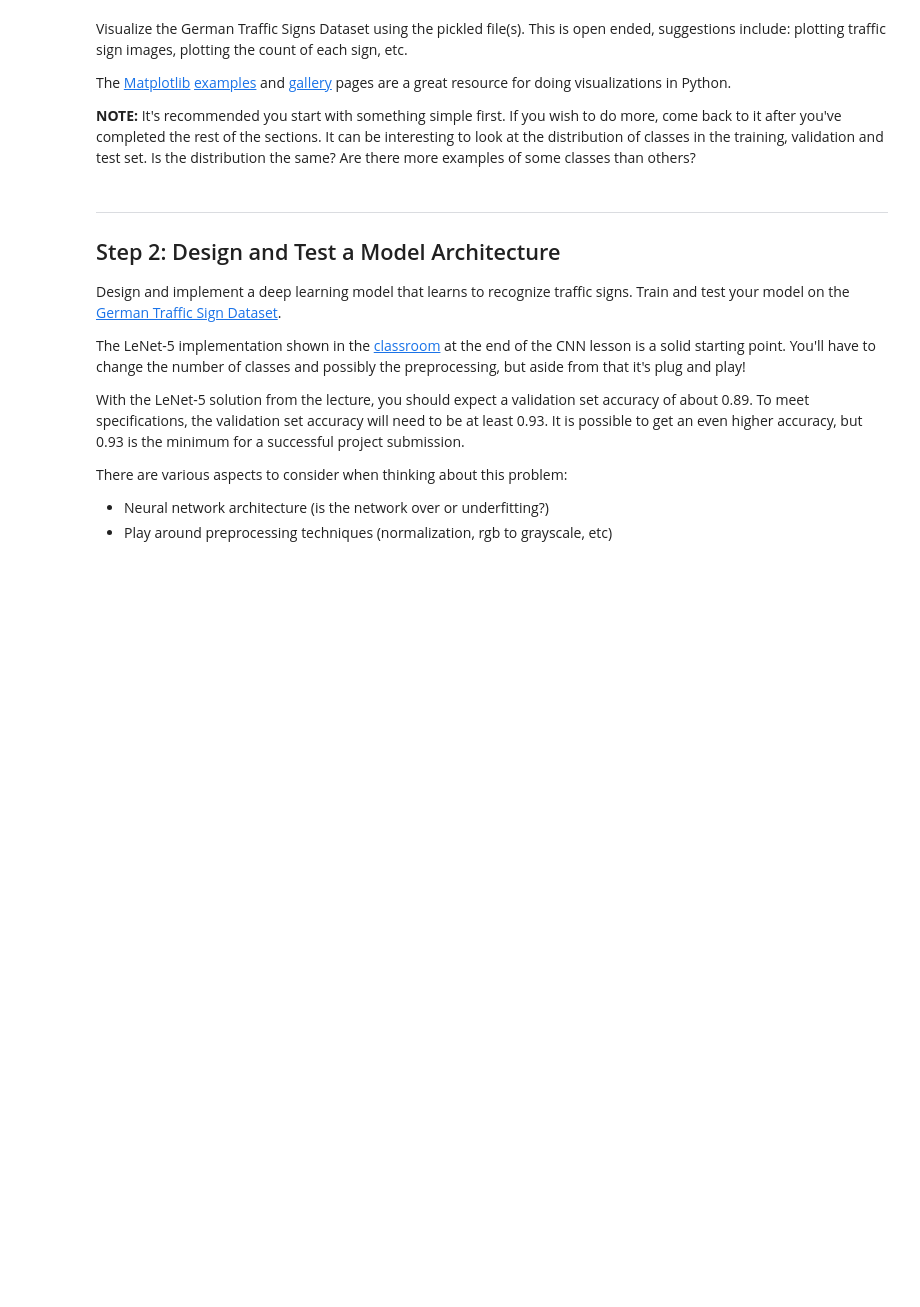
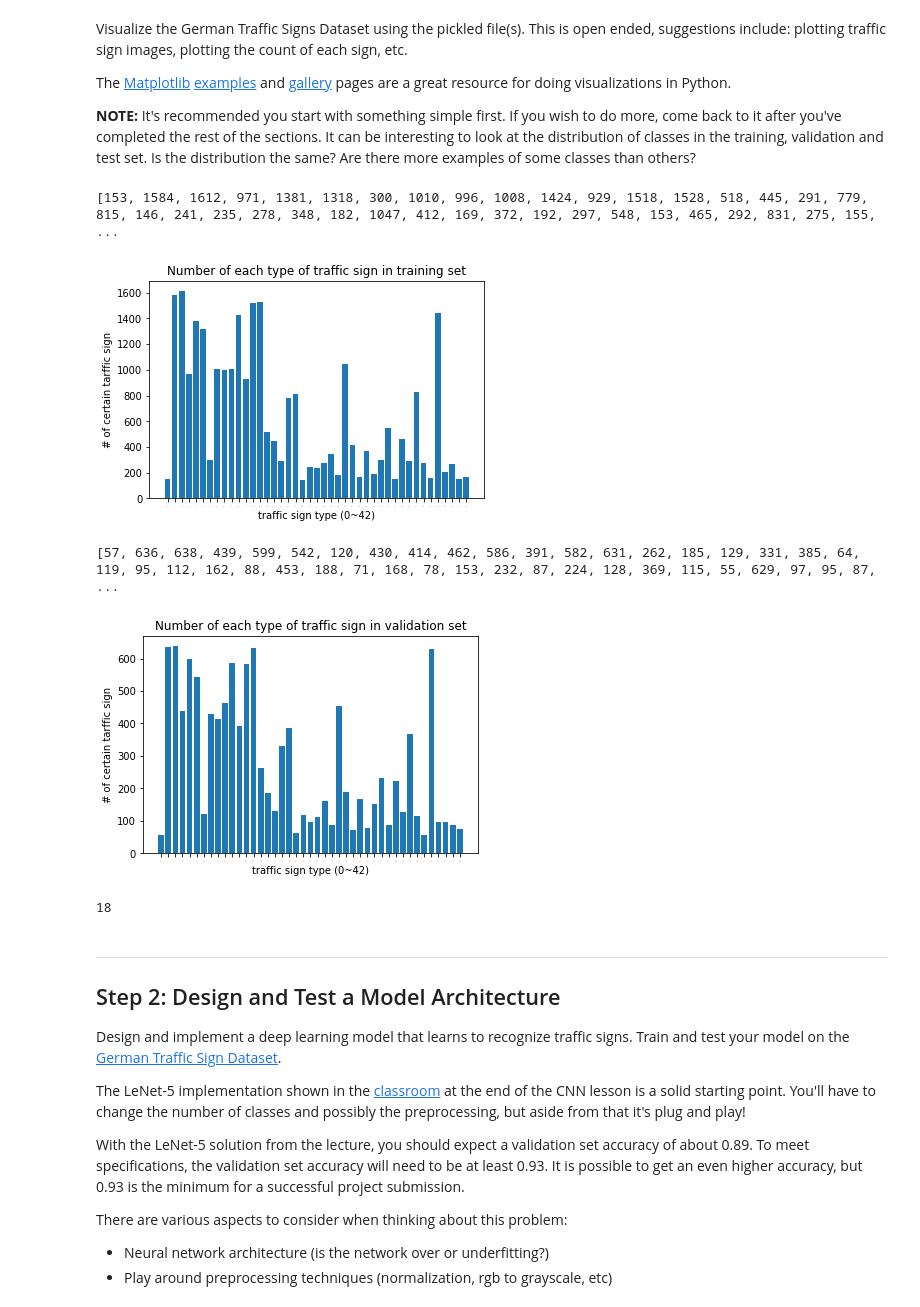
Before and after one commit to BoYuHuang1117/Practical-Autonomous, a Jupyter notebook: traffic sign/Traffic_Sign_Classifier.ipynb, the cells around one changed output. Drawn from its saved outputs; the diff is of its cells as text; code cells hidden in the pictures; blank space fills up the shorter version.

```diff
--- a/traffic sign/Traffic_Sign_Classifier.ipynb
+++ b/traffic sign/Traffic_Sign_Classifier.ipynb
@@ -28,10 +28,6 @@ from skimage import io
 from skimage import color, exposure, transform
 import pandas as pd
 import numpy as np
-
-
-def get_label(file_dir,label):
-    return file_dir[1][label][-2::]
 
 def Image_transform(img,ROI):
     # Histogram normalization in v channel
@@ -79,7 +75,7 @@ for img_path in train_img_paths:
             ROI.extend((temp.split(";")[3],temp.split(";")[4],temp.split(";")[5],temp.split(";")[6]))
             print(ROI)
             break;
-    img = Image_transform(io.imread(img_path))
+    img = Image_transform(io.imread(img_path),ROI)
     train_imgs.append(img)
     train_labels.append(label)
 
@@ -101,7 +97,7 @@ for img_path in validation_img_paths:
             ROI.extend((temp.split(";")[3],temp.split(";")[4],temp.split(";")[5],temp.split(";")[6]))
             print(ROI)
             break;
-    img = Image_transform(io.imread(img_path))
+    img = Image_transform(io.imread(img_path),ROI)
     validation_imgs.append(img)
     validation_labels.append(label)
 
@@ -119,7 +115,7 @@ for img_path in test_img_paths:
     temp = str(data.at[ppm_count,"Filename;Width;Height;Roi.X1;Roi.Y1;Roi.X2;Roi.Y2"])
     ROI.extend((temp.split(";")[3],temp.split(";")[4],temp.split(";")[5],temp.split(";")[6]))
     print(ROI)
-    img = Image_transform(io.imread(img_path))
+    img = Image_transform(io.imread(img_path),ROI)
     test_imgs.append(img)
     ppm_count += 1
 
@@ -141,4 +137,5 @@ with open(testing_file, mode='rb') as f:
 X_train, y_train = train['features'], train['labels']
 X_valid, y_valid = valid['features'], valid['labels']
 X_test, y_test = test['features'], test['labels']"""
+# This cell takes ten minutes to load the data
 # %% [output]
@@ -247,3 +250,47 @@ import matplotlib.pyplot as plt
+# %%
+### Data exploration visualization code goes here.
+### Feel free to use as many code cells as needed.
+import matplotlib.pyplot as plt
+# Visualizations will be shown in the notebook.
+# Testing set visualization 43 type of traffic sign numbers using bar
+train_labels_count = []
+for i in range(n_classes):
+    train_labels_count.append(train_labels.count(i))
+print(train_labels_count)
+
+y_pos = np.arange(n_classes)
+plt.bar(y_pos, train_labels_count)
+plt.xlabel('traffic sign type (0~42)', fontsize=10)
+plt.ylabel('# of certain tarffic sign', fontsize=10)
+plt.xticks(y_pos, fontsize=1, rotation=30)
+plt.title('Number of each type of traffic sign in training set')
+plt.show()
+
+# Validation set visualization 43 type of traffic sign numbers using bar
+validation_labels_count = []
+for i in range(n_classes):
+    validation_labels_count.append(validation_labels.count(i))
+print(validation_labels_count)
+
+y_pos = np.arange(n_classes)
+plt.bar(y_pos, validation_labels_count)
+plt.xlabel('traffic sign type (0~42)', fontsize=10)
+plt.ylabel('# of certain tarffic sign', fontsize=10)
+plt.xticks(y_pos, fontsize=1, rotation=30)
+plt.title('Number of each type of traffic sign in validation set')
+plt.show()
+
+plt.figure(figsize=(1,1))
+print(train_labels[1])
+plt.imshow(train_imgs[1], cmap="gray")
+
+%matplotlib inline
+# %% [output]
+[153, 1584, 1612, 971, 1381, 1318, 300, 1010, 996, 1008, 1424, 929, 1518, 1528, 518, 445, 291, 779, 815, 146, 241, 235, 278, 348, 182, 1047, 412, 169, 372, 192, 297, 548, 153, 465, 292, 831, 275, 155, ...
+[figure, added]
+[57, 636, 638, 439, 599, 542, 120, 430, 414, 462, 586, 391, 582, 631, 262, 185, 129, 331, 385, 64, 119, 95, 112, 162, 88, 453, 188, 71, 168, 78, 153, 232, 87, 224, 128, 369, 115, 55, 629, 97, 95, 87,  ...
+[figure, added]
+18
 # %% [markdown]
 ----
 
```
Also changed, not shown: parts of 15 cells of this notebook.
